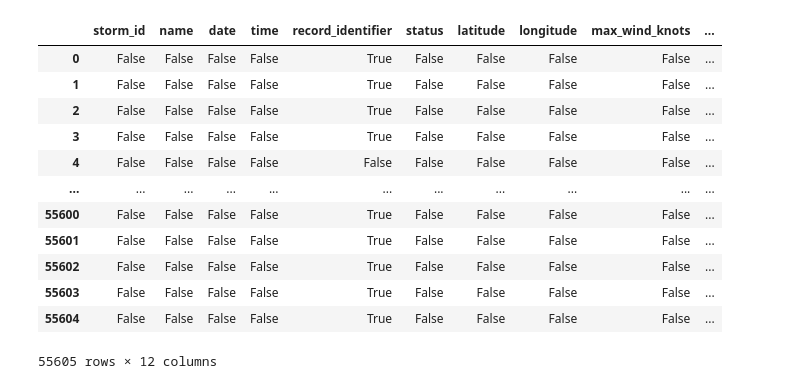
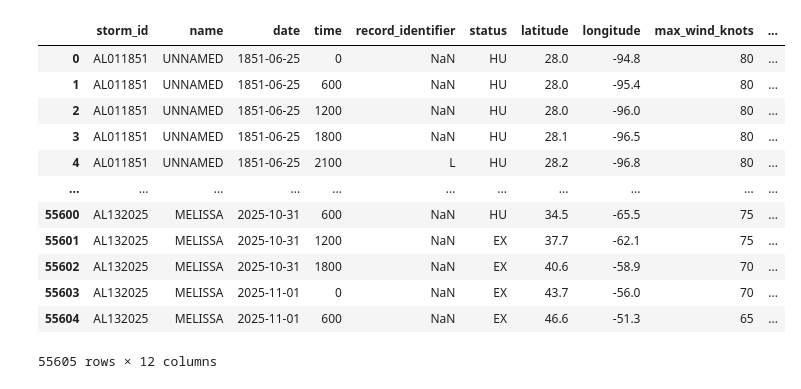
Before and after one commit to jxcact-sketch/Joshua-s-Research-Project, a Jupyter notebook: Joshua's Research Project.ipynb, the cells around one changed output. Drawn from its saved outputs; the diff is of its cells as text; code cells hidden in the pictures.

```diff
--- a/Joshua's Research Project.ipynb
+++ b/Joshua's Research Project.ipynb
@@ -5,12 +5,17 @@
 !pip install pandas
 import pandas as pd
 
-url = "/content/hurdat2_atlantic_1851_2025_filtered.csv"
+url = '/content/hurdat2_atlantic_1851_2025_filtered.csv'
 df = pd.read_csv(url)
+
+!pip install matplotlib
+import matplotlib.pyplot as plt
+
 
 df.head()
 df.shape
 df.info()
+df
 # %% [output]
 Requirement already satisfied: pandas in /usr/local/lib/python3.12/dist-packages (2.2.2)
 Requirement already satisfied: numpy>=1.26.0 in /usr/local/lib/python3.12/dist-packages (from pandas) (2.0.2)
@@ -28,17 +33,17 @@ Data columns (total 12 columns):
  10  year               55605 non-null  int64
  11  month              55605 non-null  int64
 dtypes: float64(3), int64(4), object(5)
 memory usage: 5.1+ MB
 |  | storm_id | name | date | time | record_identifier | status | latitude | longitude | max_wind_knots | ... |
-| 0 | False | False | False | False | True | False | False | False | False | ... |
-| 1 | False | False | False | False | True | False | False | False | False | ... |
-| 2 | False | False | False | False | True | False | False | False | False | ... |
-| 3 | False | False | False | False | True | False | False | False | False | ... |
-| 4 | False | False | False | False | False | False | False | False | False | ... |
+| 0 | AL011851 | UNNAMED | 1851-06-25 | 0 | NaN | HU | 28.0 | -94.8 | 80 | ... |
+| 1 | AL011851 | UNNAMED | 1851-06-25 | 600 | NaN | HU | 28.0 | -95.4 | 80 | ... |
+| 2 | AL011851 | UNNAMED | 1851-06-25 | 1200 | NaN | HU | 28.0 | -96.0 | 80 | ... |
+| 3 | AL011851 | UNNAMED | 1851-06-25 | 1800 | NaN | HU | 28.1 | -96.5 | 80 | ... |
+| 4 | AL011851 | UNNAMED | 1851-06-25 | 2100 | L | HU | 28.2 | -96.8 | 80 | ... |
 | ... | ... | ... | ... | ... | ... | ... | ... | ... | ... | ... |
-| 55600 | False | False | False | False | True | False | False | False | False | ... |
-| 55601 | False | False | False | False | True | False | False | False | False | ... |
-| 55602 | False | False | False | False | True | False | False | False | False | ... |
-| 55603 | False | False | False | False | True | False | False | False | False | ... |
-| 55604 | False | False | False | False | True | False | False | False | False | ... |
+| 55600 | AL132025 | MELISSA | 2025-10-31 | 600 | NaN | HU | 34.5 | -65.5 | 75 | ... |
+| 55601 | AL132025 | MELISSA | 2025-10-31 | 1200 | NaN | EX | 37.7 | -62.1 | 75 | ... |
+| 55602 | AL132025 | MELISSA | 2025-10-31 | 1800 | NaN | EX | 40.6 | -58.9 | 70 | ... |
+| 55603 | AL132025 | MELISSA | 2025-11-01 | 0 | NaN | EX | 43.7 | -56.0 | 70 | ... |
+| 55604 | AL132025 | MELISSA | 2025-11-01 | 600 | NaN | EX | 46.6 | -51.3 | 65 | ... |
 55605 rows × 12 columns
```
Also changed, not shown: parts of 9 cells of this notebook.
